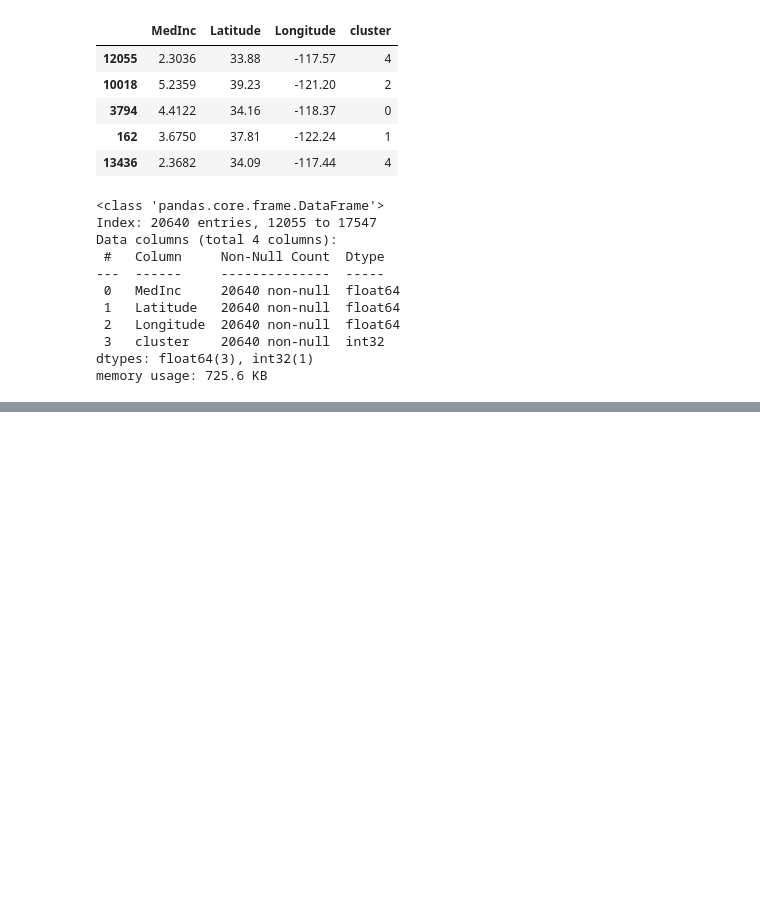
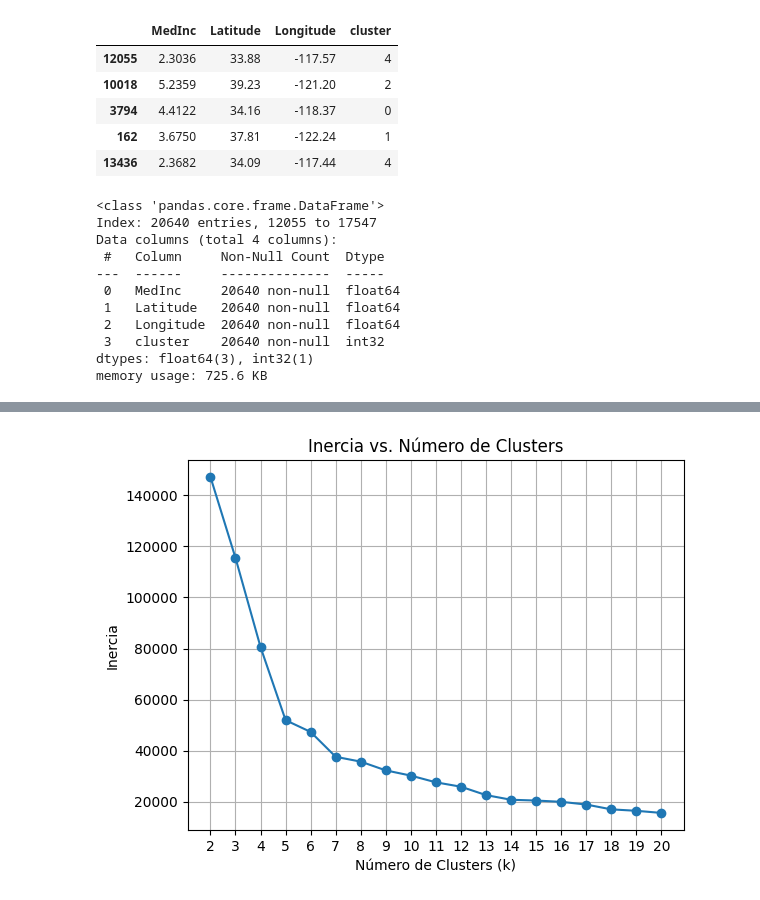
Before and after one commit to leandro-reguero/unsupervised-learning, a Jupyter notebook: src/explore.ipynb, the cells around one changed output, grey strips where cells are left out. Cells and saved outputs as stored; diff of their text form; code cells hidden in the pictures; blank space fills up the shorter version.

Commit message:
modelito listo y hecho

```diff
--- a/src/explore.ipynb
+++ b/src/explore.ipynb
@@ -225,3 +216,17 @@ Data columns (total 4 columns):
  3   cluster    20640 non-null  int32
 dtypes: float64(3), int32(1)
 memory usage: 725.6 KB
+# %%
+# definir rango de valores para k
+k_values = range(2, 21)
+inertias = []
+
+# calcular inercia para cada valor de k
+for k in k_values:
+    modelito = KMeans(n_clusters=k, random_state=21)
+    modelito.fit(X)
+    inertias.append(modelito.inertia_)
+
+# Imprimir las inercias para cada k
+for k, inertia in zip(k_values, inertias):
+    print(f'k = {k}, Inercia = {inertia}')
@@ -227,0 +253,11 @@ memory usage: 725.6 KB
+# %%
+# Graficar la inercia en función de k
+plt.plot(k_values, inertias, marker='o')
+plt.xlabel('Número de Clusters (k)')
+plt.ylabel('Inercia')
+plt.title('Inercia vs. Número de Clusters')
+plt.xticks(k_values)
+plt.grid(True)
+plt.show()
+# %% [output]
+[figure, added]
```
Also changed, not shown: parts of 11 cells of this notebook, 1 other file.
